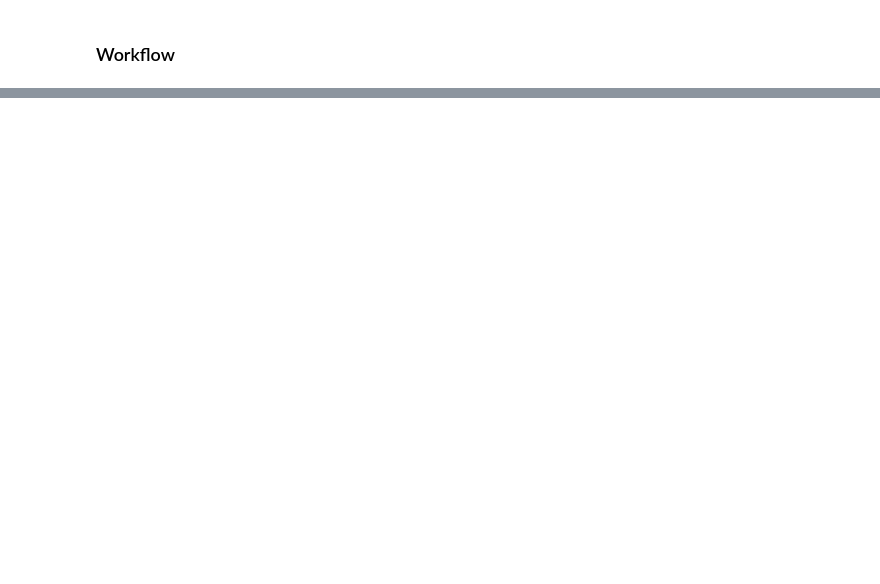
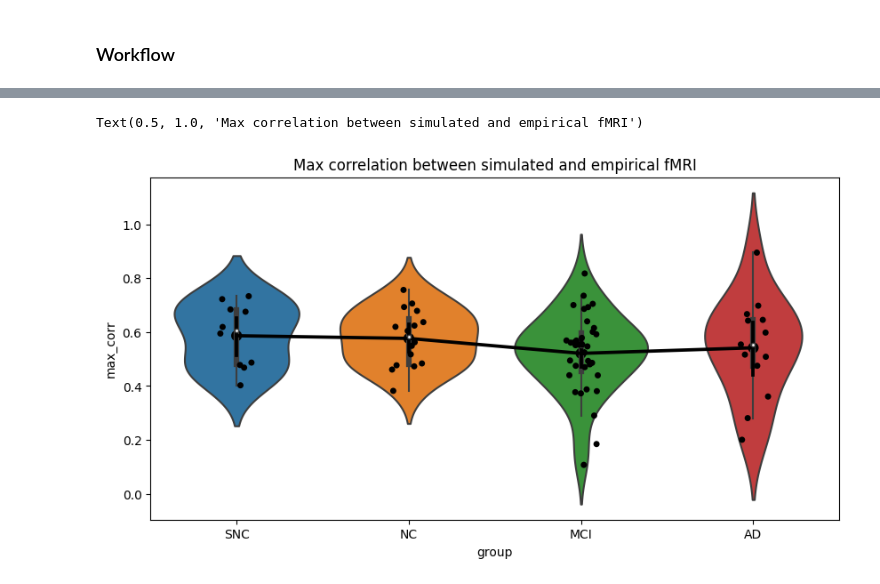
Before and after one commit to yilewang/tvbdemos, a Jupyter notebook: inhibition_simulation/K21_analysis.ipynb, the cells around one changed output, grey strips where cells are left out. Cells and saved outputs as stored; diff of their text form; code cells hidden in the pictures; blank space fills up the shorter version.

```diff
--- a/inhibition_simulation/K21_analysis.ipynb
+++ b/inhibition_simulation/K21_analysis.ipynb
@@ -10,6 +11,6 @@ from tvb.simulator.lab import *
 # %%
 # for test
-file = pjoin('/Users/yilewang/Documents/K21_explore', 'AD', "0306A_0.1.csv")
+file = pjoin('/Users/yilewang/Documents/K21_explore', 'SNC', "4849A_0.1.csv")
 raw_sim_fmri = pd.read_csv(file,header=0)
 s_corr = raw_sim_fmri.corr()
 # %% [markdown]
@@ -44,7 +45,7 @@ _K21_range = [str(round(i, 1)) for i in K21_range]
 # create a dataframe to store the correlation by each K21
 corr_df = pd.DataFrame()
 # %%
-for case, grp, go in zip(mega_table['caseid'], mega_table['group'], mega_table['Go']):
+for case, grp, go in zip(mega_table['caseid'][:74], mega_table['group'][:74], mega_table['Go'][:74]):
     K21_corr = []
 
     for K21 in K21_range:
@@ -53,9 +54,10 @@ for case, grp, go in zip(mega_table['caseid'], mega_table['group'], mega_table['
         try:
             raw_sim_fmri = pd.read_csv(file, header=0)
         except:
-            raw_data = tvb_K21_fitting(K21, go, pjoin(connectome_dir, grp, case +'.zip'))
+            raw_data = tvb_K21_fitting(K21, go, pjoin(connectome_dir, grp, f"{case}.zip"))
             raw_data_mean = np.mean(raw_data, axis=3)
             raw_sim_fmri = pd.DataFrame(raw_data_mean[:,0,:], columns = ['aCNG-L', 'aCNG-R','mCNG-L','mCNG-R','pCNG-L','pCNG-R', 'HIP-L','HIP-R','PHG-L','PHG-R','AMY-L','AMY-R', 'sTEMp-L','sTEMP-R','mTEMp-L','mTEMp-R'])
+            raw_sim_fmri.to_csv(file, index=False)
         s_corr = raw_sim_fmri.corr()
         # read mat file
         mat = scipy.io.loadmat(pjoin(ts_dir, grp+"-TS", case, f"ROISignals_{case}.mat"))
@@ -78,6 +80,6 @@ for case, grp, go in zip(mega_table['caseid'], mega_table['group'], mega_table['
     single_pd['group'] = grp
     corr_df = pd.concat([corr_df, single_pd], axis=0)
 
-    plt.plot(K21_range, K21_corr)
-    plt.title(f"{case} {grp} {K21_range[np.argmax(K21_corr)]} {np.round(K21_corr[np.argmax(K21_corr)],2)}")
-    plt.show()
+    # plt.plot(K21_range, K21_corr)
+    # plt.title(f"{case} {grp} {K21_range[np.argmax(K21_corr)]} {np.round(K21_corr[np.argmax(K21_corr)],2)}")
+    # plt.show()
@@ -108,0 +86,6 @@ KeyboardInterrupt:
+# %%
+# corr_df.to_excel('./corr_df.xlsx', index=False)
+# find max correlation for each case in G
+corr_df['max_corr'] = corr_df.iloc[:, :-2].max(axis=1)
+# find max correlation corresoinding K21 in column
+corr_df['K21'] = corr_df.iloc[:, :-3].idxmax(axis=1)
@@ -108,0 +94,9 @@ KeyboardInterrupt:
+# %%
+plt.figure(figsize=(10, 5))
+sns.violinplot(x='group', y='max_corr', data=corr_df)
+sns.stripplot(x='group', y='max_corr', data=corr_df, jitter=True, color='black')
+sns.pointplot(x='group', y='max_corr', data=corr_df, color='black')
+plt.title('Max correlation between simulated and empirical fMRI')
+# %% [output]
+Text(0.5, 1.0, 'Max correlation between simulated and empirical fMRI')
+[figure, added]
```
Also changed, not shown: parts of 5 cells of this notebook, 11 other files.
